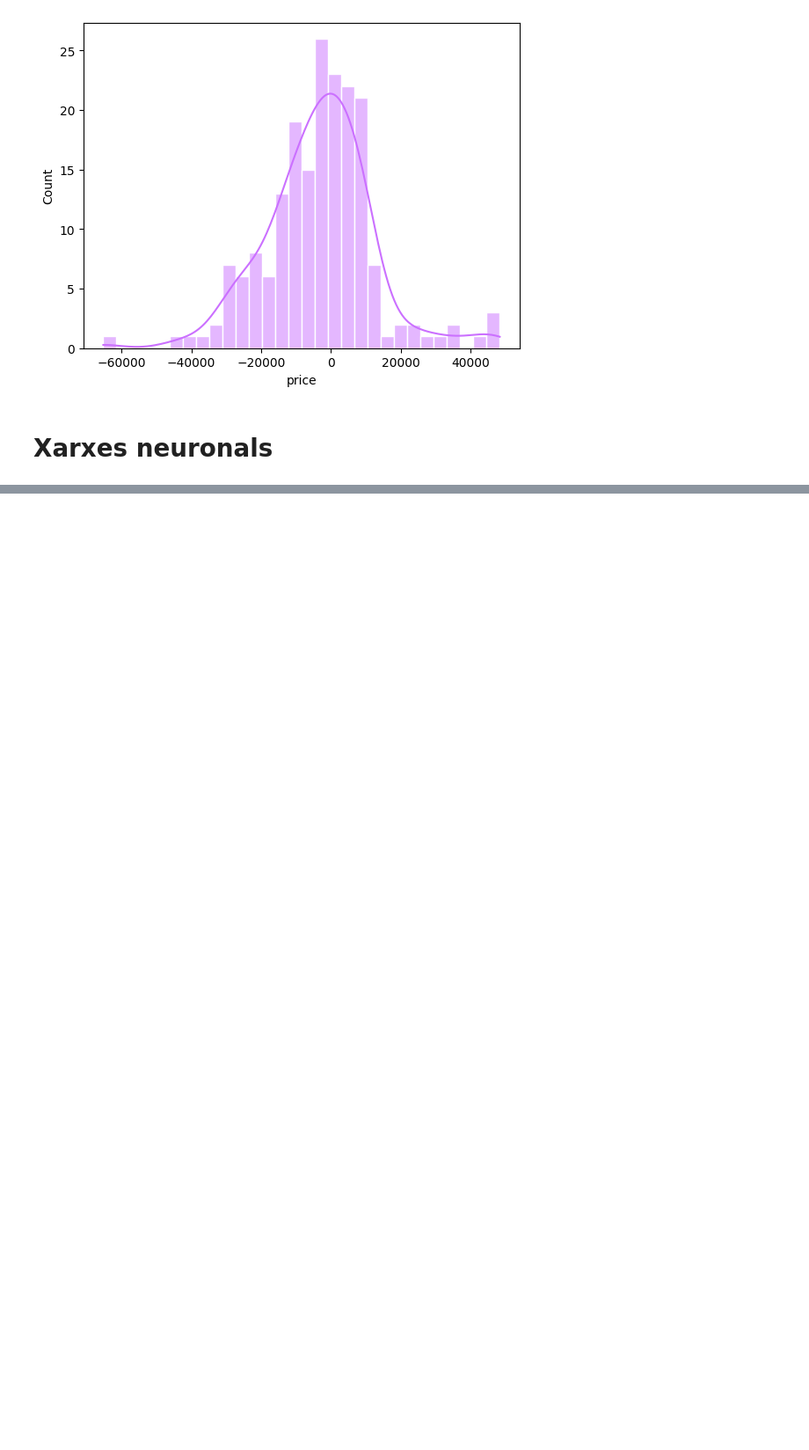
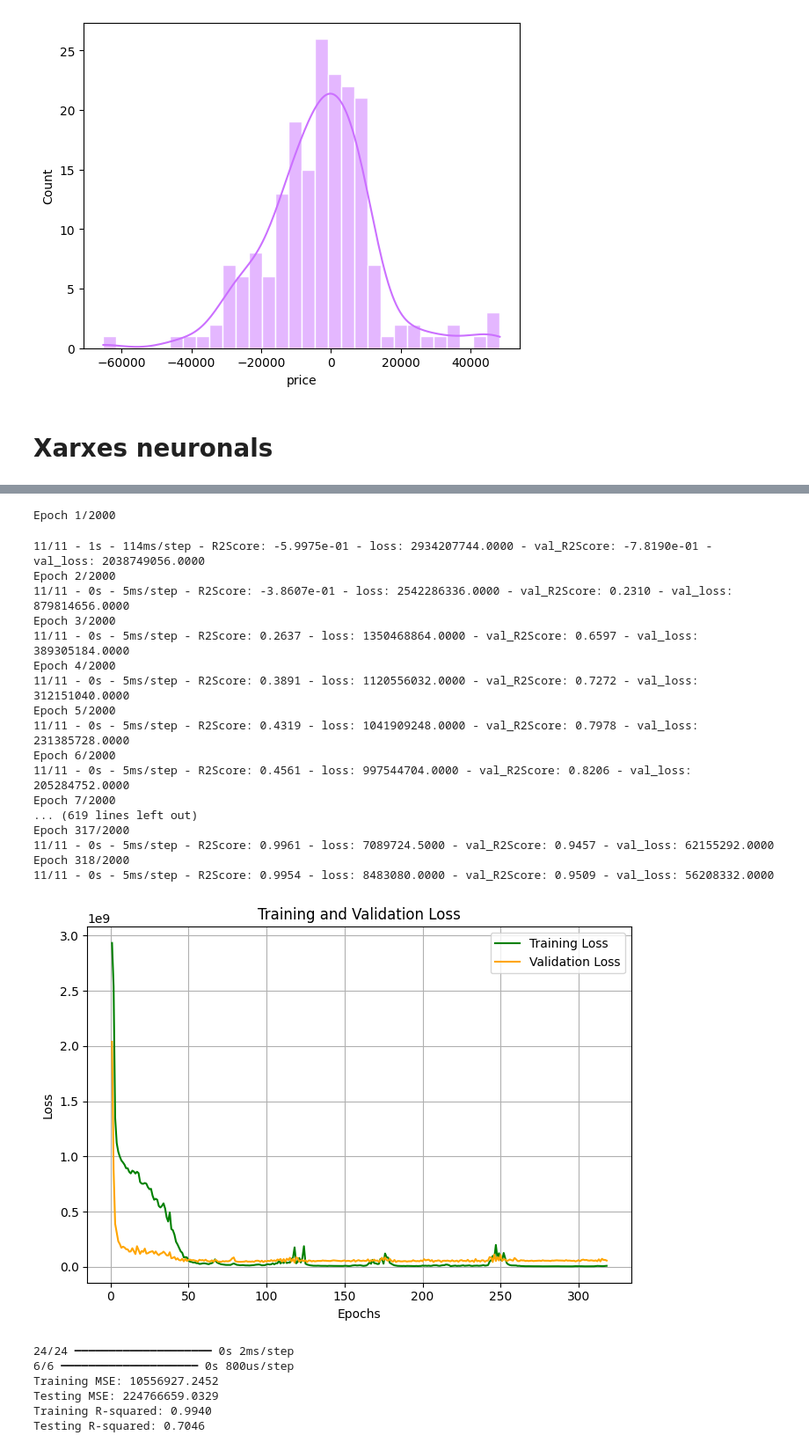
Before and after one commit to Nifel13/Smartphone-predictor, a Jupyter notebook: esmarfon_predict.ipynb, the cells around one changed output, grey strips where cells are left out. Shown at 88% size. Saved outputs shown, nothing was run; the diff lists cells and outputs as text; code cells hidden in the pictures; blank space fills up the shorter version.

```diff
--- a/esmarfon_predict.ipynb
+++ b/esmarfon_predict.ipynb
@@ -517,0 +595,61 @@ from sklearn.metrics import confusion_matrix, mean_squared_error, r2_score
+# %%
+model = Sequential([
+    Dense(64, activation='relu', input_shape=(X_train.shape[1],)),
+    Dense(64, activation='relu', input_shape=(X_train.shape[1],)),
+    Dense(64, activation='relu', input_shape=(X_train.shape[1],)),
+    Dense(64, activation='relu', input_shape=(X_train.shape[1],)),
+    Dense(1, activation='linear')
+])
+
+learning_rate = 0.01
+optimizer = Adam(learning_rate=learning_rate)
+
+model.compile(optimizer=optimizer, loss='mean_squared_error', metrics = ['R2Score'])
+
+batch_size=64
+num_epochs=2000
+
+early_stopping = EarlyStopping(monitor='val_loss', patience=200)
+
+history = model.fit(X_train, y_train, epochs=num_epochs, batch_size=batch_size, validation_split=0.1, verbose=2, callbacks=[early_stopping])
+
+plot_curves(history)
+
+y_train_pred = model.predict(X_train)
+y_test_pred = model.predict(X_test)
+
+train_mse = mean_squared_error(y_train, y_train_pred)
+test_mse = mean_squared_error(y_test, y_test_pred)
+train_r2 = r2_score(y_train, y_train_pred)
+test_r2 = r2_score(y_test, y_test_pred)
+
+print('Training MSE: {:.4f}'.format(train_mse))
+print('Testing MSE: {:.4f}'.format(test_mse))
+print('Training R-squared: {:.4f}'.format(train_r2))
+print('Testing R-squared: {:.4f}'.format(test_r2))
+# %% [output]
+Epoch 1/2000
+11/11 - 1s - 114ms/step - R2Score: -5.9975e-01 - loss: 2934207744.0000 - val_R2Score: -7.8190e-01 - val_loss: 2038749056.0000
+Epoch 2/2000
+11/11 - 0s - 5ms/step - R2Score: -3.8607e-01 - loss: 2542286336.0000 - val_R2Score: 0.2310 - val_loss: 879814656.0000
+Epoch 3/2000
+11/11 - 0s - 5ms/step - R2Score: 0.2637 - loss: 1350468864.0000 - val_R2Score: 0.6597 - val_loss: 389305184.0000
+Epoch 4/2000
+11/11 - 0s - 5ms/step - R2Score: 0.3891 - loss: 1120556032.0000 - val_R2Score: 0.7272 - val_loss: 312151040.0000
+Epoch 5/2000
+11/11 - 0s - 5ms/step - R2Score: 0.4319 - loss: 1041909248.0000 - val_R2Score: 0.7978 - val_loss: 231385728.0000
+Epoch 6/2000
+11/11 - 0s - 5ms/step - R2Score: 0.4561 - loss: 997544704.0000 - val_R2Score: 0.8206 - val_loss: 205284752.0000
+Epoch 7/2000
+... (619 lines left out)
+Epoch 317/2000
+11/11 - 0s - 5ms/step - R2Score: 0.9961 - loss: 7089724.5000 - val_R2Score: 0.9457 - val_loss: 62155292.0000
+Epoch 318/2000
+11/11 - 0s - 5ms/step - R2Score: 0.9954 - loss: 8483080.0000 - val_R2Score: 0.9509 - val_loss: 56208332.0000
+[figure, added]
+24/24 ━━━━━━━━━━━━━━━━━━━━ 0s 2ms/step
+6/6 ━━━━━━━━━━━━━━━━━━━━ 0s 800us/step
+Training MSE: 10556927.2452
+Testing MSE: 224766659.0329
+Training R-squared: 0.9940
+Testing R-squared: 0.7046
```
Also changed, not shown: parts of 5 cells of this notebook.
